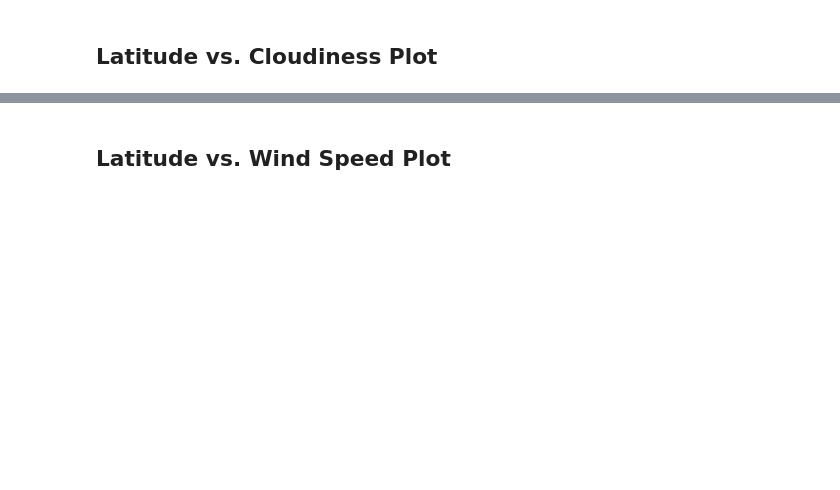
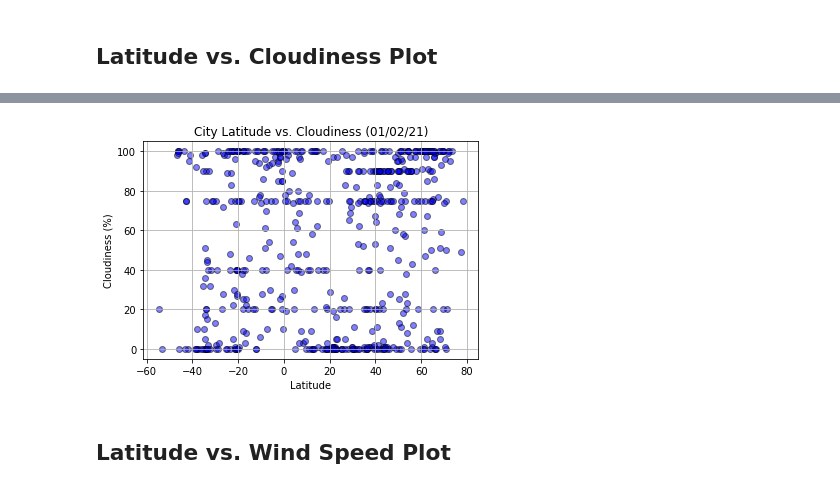
Before and after one commit to ybriyoon/python-api-challenge, a Jupyter notebook: WeatherPy/WeatherPy.ipynb, the cells around one changed output, grey strips where cells are left out. Cells and saved outputs as stored; diff of their text form; code cells hidden in the pictures; blank space fills up the shorter version.

```diff
--- a/WeatherPy/WeatherPy.ipynb
+++ b/WeatherPy/WeatherPy.ipynb
@@ -130,2 +220,14 @@ Int64Index([], dtype='int64')
+# %%
+plt.scatter(lat, cloudiness, edgecolor='black', facecolor='blue', linewidths=1, marker='o', alpha=0.5, label='Cities')
+
+plt.title('City Latitude vs. Cloudiness (%s)' % time.strftime('%x'))
+plt.ylabel('Cloudiness (%)')
+plt.xlabel('Latitude')
+plt.grid(True)
+
+plt.savefig('../output_data/Lat_Clouds.png')
+plt.show()
+# %% [output]
+[figure, added]
 # %% [markdown]
 ## Latitude vs. Wind Speed Plot
```
Also changed, not shown: parts of 47 cells of this notebook, 17 other files.
